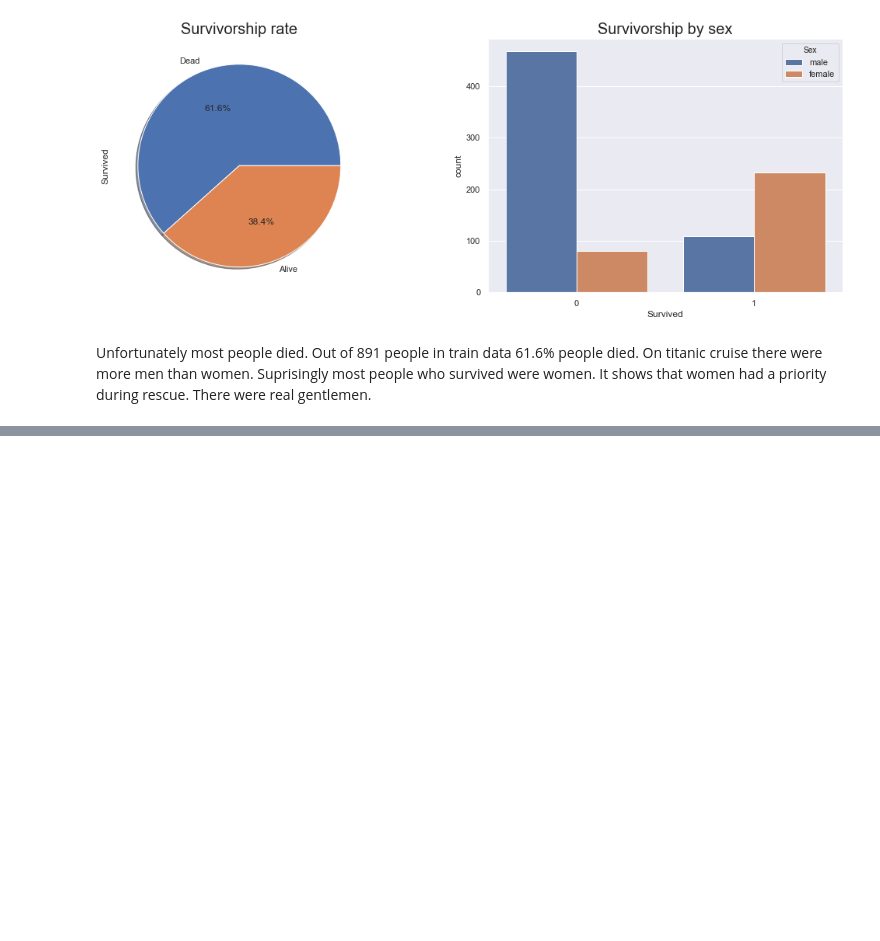
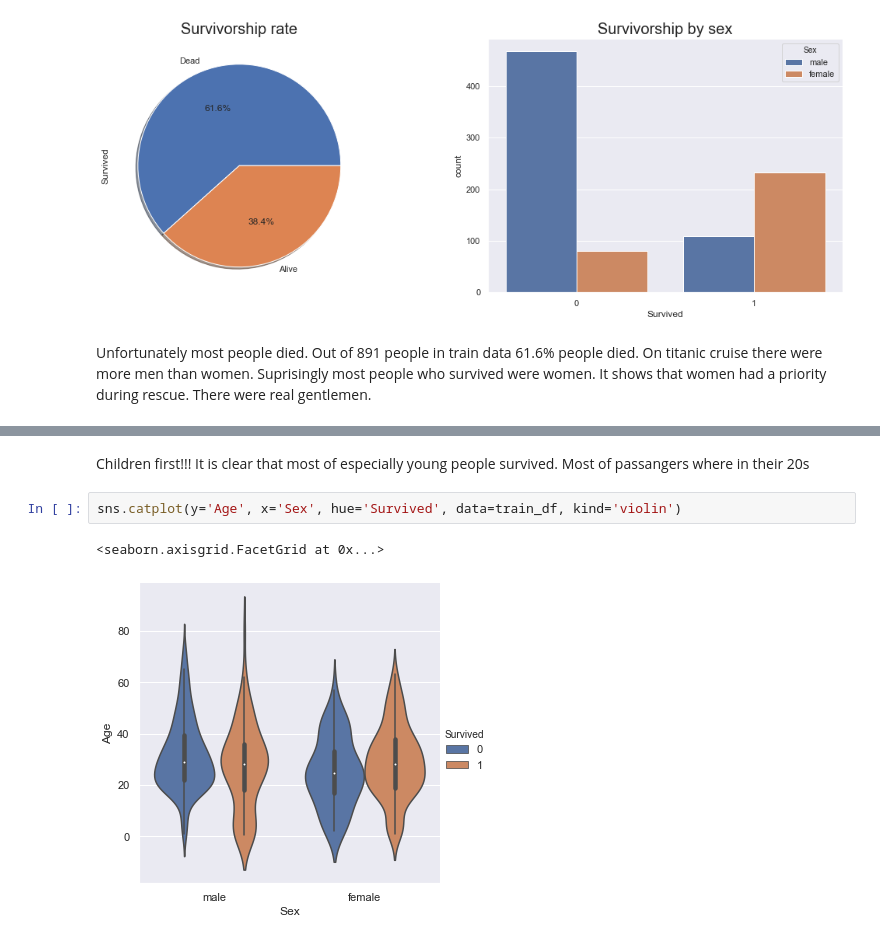
Before and after one commit to Bounty1993/ML-scripts, a Jupyter notebook: titanic.ipynb, the cells around one changed output, grey strips where cells are left out. Saved outputs shown, nothing was run; the diff lists cells and outputs as text; blank space fills up the shorter version.

```diff
--- a/titanic.ipynb
+++ b/titanic.ipynb
@@ -77,0 +77,7 @@ train_df['Age'].min()
+# %% [markdown]
+Children first!!! It is clear that most of especially young people survived. Most of passangers where in their 20s
+# %%
+sns.catplot(y='Age', x='Sex', hue='Survived', data=train_df, kind='violin')
+# %% [output]
+<seaborn.axisgrid.FacetGrid at 0x...>
+[figure, added]
```
Also changed, not shown: parts of 3 cells of this notebook.
